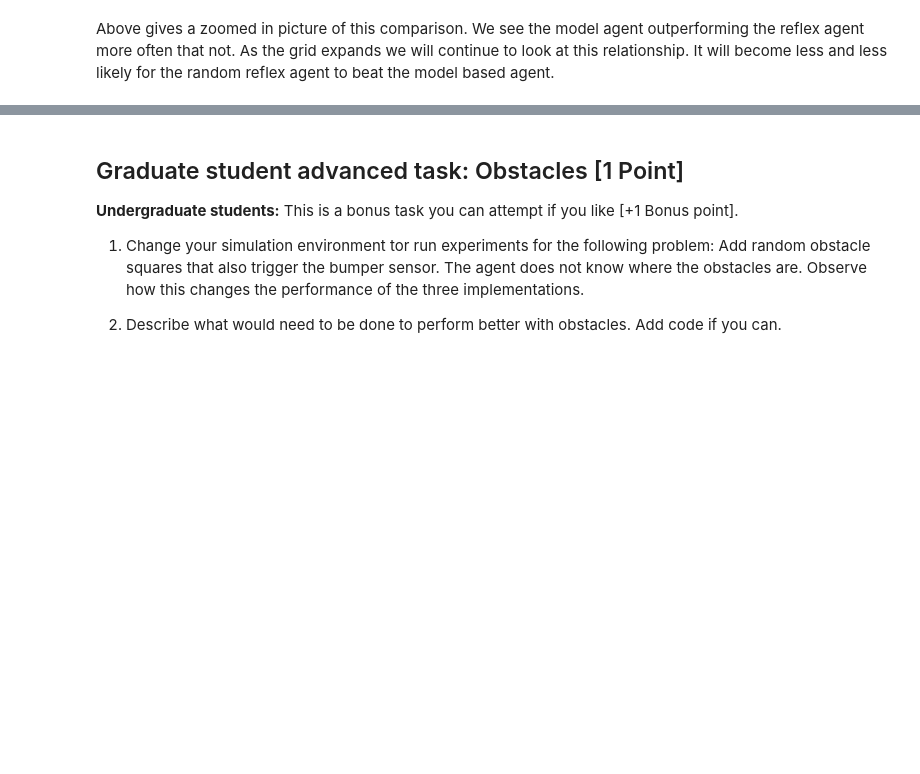
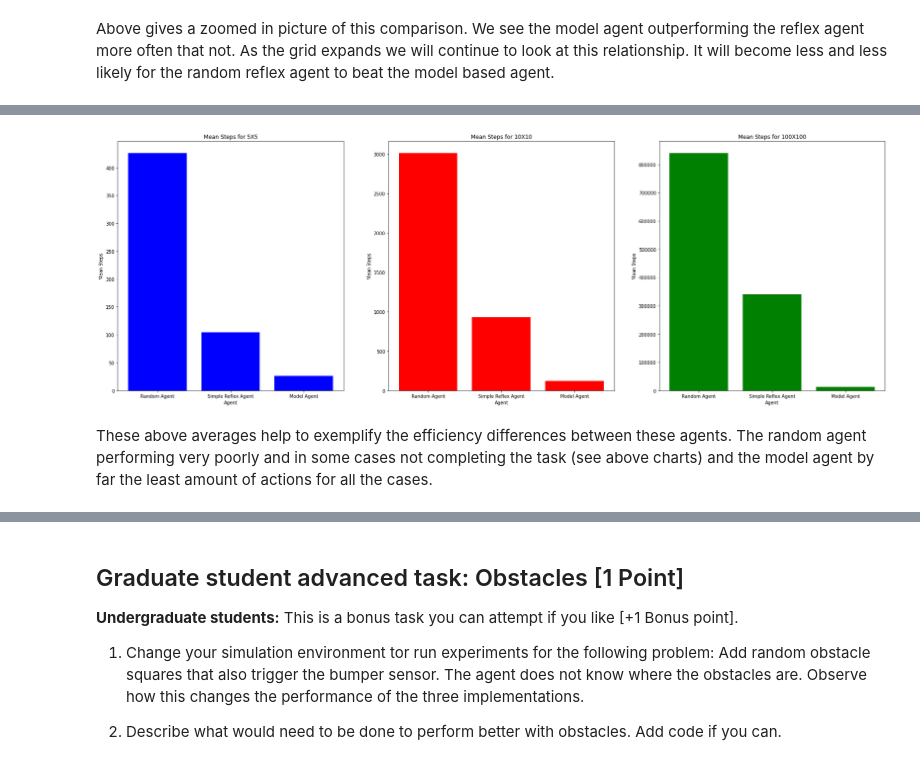
Before and after one commit to stevenjohnlarsen/CS7320-AI, a Jupyter notebook: Agents/simple_randomized_agent.ipynb, the cells around one changed output, grey strips where cells are left out. Cells and saved outputs as stored; diff of their text form; code cells hidden in the pictures; blank space fills up the shorter version.

Commit message:
Finihsed the first lab

```diff
--- a/Agents/simple_randomized_agent.ipynb
+++ b/Agents/simple_randomized_agent.ipynb
@@ -534,0 +476,42 @@ Describe how your agent implementations will perform
+# %%
+# First plot
+x = ['Random Agent', 'Simple Reflex Agent', 'Model Agent']
+y = [df5X5['randomized_agent'].mean(),df5X5['reflex_agent'].mean(),df5X5['model_agent'].mean()]
+
+x_pos = [i for i, _ in enumerate(x)]
+plt.figure(figsize=(30,10))
+plt.subplot(1, 3, 1)
+plt.bar(x_pos, y, color='blue')
+plt.xlabel("Agent")
+plt.ylabel("Mean Steps")
+plt.title("Mean Steps for 5X5")
+plt.xticks(x_pos, x)
+
+#second plot
+x = ['Random Agent', 'Simple Reflex Agent', 'Model Agent']
+y = [df10X10['randomized_agent'].mean(),df10X10['reflex_agent'].mean(),df10X10['model_agent'].mean()]
+x_pos = [i for i, _ in enumerate(x)]
+plt.subplot(1, 3, 2)
+plt.bar(x_pos, y, color='Red')
+plt.xlabel("Agent")
+plt.ylabel("Mean Steps")
+plt.title("Mean Steps for 10X10")
+plt.xticks(x_pos, x)
+
+#third  plot
+x = ['Random Agent', 'Simple Reflex Agent', 'Model Agent']
+y = [df100X100['randomized_agent'].mean(),df100X100['reflex_agent'].mean(),df100X100['model_agent'].mean()]
+x_pos = [i for i, _ in enumerate(x)]
+plt.subplot(1, 3, 3)
+plt.bar(x_pos, y, color='Green')
+plt.xlabel("Agent")
+plt.ylabel("Mean Steps")
+plt.title("Mean Steps for 100X100")
+
+
+plt.xticks(x_pos, x)
+plt.show()
+# %% [output]
+[figure, added]
+# %% [markdown]
+These above averages help to exemplify the efficiency differences between these agents.  The random agent performing very poorly and in some cases not completing the task (see above charts) and the model agent by far the least amount of actions for all the cases.
```
Also changed, not shown: parts of 45 cells of this notebook.
